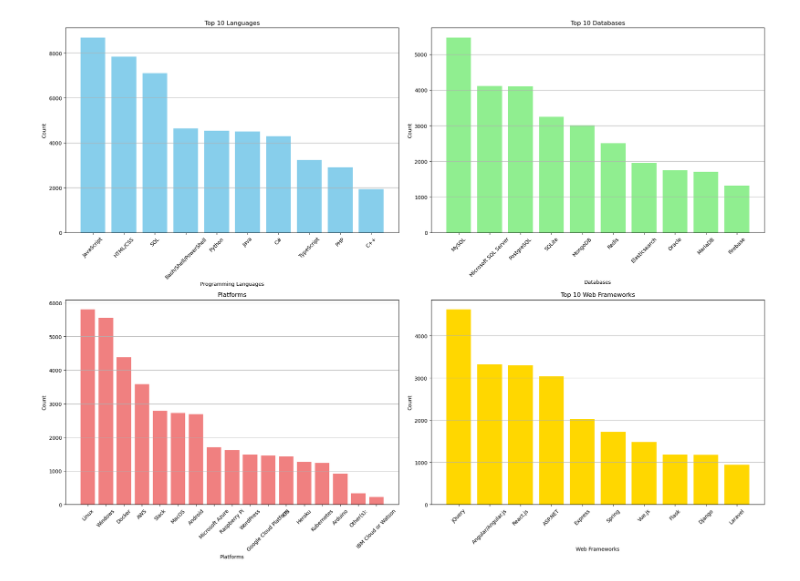
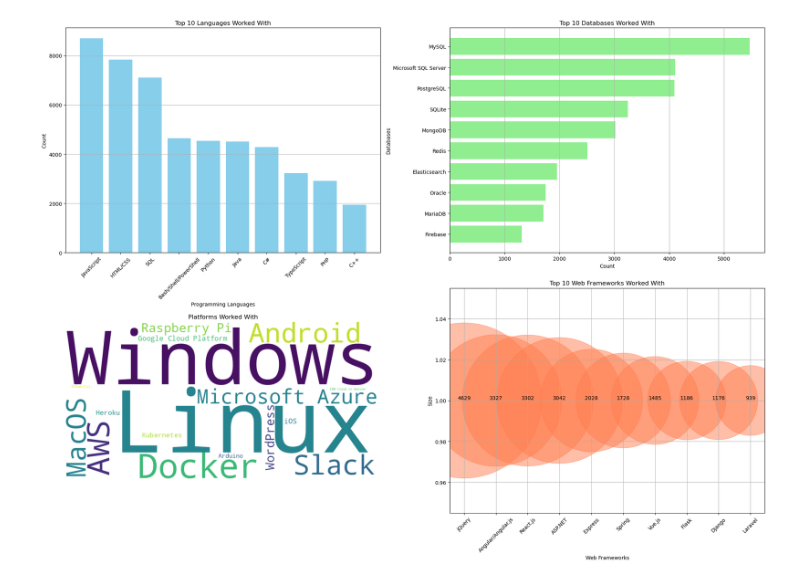
Before and after one commit to PedroGuille/python_exam, a Jupyter notebook: examen.ipynb, the cells around one changed output. Saved outputs shown, nothing was run; the diff lists cells and outputs as text; code cells hidden in the pictures.

```diff
--- a/examen.ipynb
+++ b/examen.ipynb
@@ -5,61 +13,61 @@ technologies_file = 'm5_survey_data_technologies_normalised.csv'
 df_demographics = pd.read_csv(demographics_file)
 df_technologies = pd.read_csv(technologies_file)
 # %%
-# Assuming df_technologies contains your data
-# You may need to adjust column names according to your actual dataset
-
-# Top 10 Languages
+# Top 10 Languages Worked With
 top_10_languages = df_technologies['LanguageWorkedWith'].value_counts().head(10)
 
-# Top 10 Databases
+# Top 10 Databases Worked With
 top_10_databases = df_technologies['DatabaseWorkedWith'].value_counts().head(10)
 
-# Platforms
-platforms = df_technologies['PlatformWorkedWith'].value_counts()
+# Platforms Worked With (create a dictionary for WordCloud)
+platforms_dict = df_technologies['PlatformWorkedWith'].value_counts().to_dict()
 
-# Top 10 Web Frameworks
+# Top 10 Web Frameworks Worked With
 top_10_webframeworks = df_technologies['WebFrameWorkedWith'].value_counts().head(10)
 
 # Create a 2x2 subplot layout
 fig, axs = plt.subplots(2, 2, figsize=(20, 15))
 
-# Panel 1: Top 10 Languages (Bar chart)
+# Panel 1: Top 10 Languages Worked With (Bar chart)
 axs[0, 0].bar(top_10_languages.index, top_10_languages.values, color='skyblue')
-axs[0, 0].set_title('Top 10 Languages')
+axs[0, 0].set_title('Top 10 Languages Worked With')
 axs[0, 0].set_xlabel('Programming Languages')
 axs[0, 0].set_ylabel('Count')
 axs[0, 0].tick_params(axis='x', rotation=45)
 axs[0, 0].grid(axis='y')
 
-# Panel 2: Top 10 Databases (Bar chart)
-axs[0, 1].bar(top_10_databases.index, top_10_databases.values, color='lightgreen')
-axs[0, 1].set_title('Top 10 Databases')
-axs[0, 1].set_xlabel('Databases')
-axs[0, 1].set_ylabel('Count')
-axs[0, 1].tick_params(axis='x', rotation=45)
-axs[0, 1].grid(axis='y')
+# Panel 2: Top 10 Databases Worked With (Column chart)
+axs[0, 1].barh(top_10_databases.index, top_10_databases.values, color='lightgreen')
+axs[0, 1].set_title('Top 10 Databases Worked With')
+axs[0, 1].set_xlabel('Count')
+axs[0, 1].set_ylabel('Databases')
+axs[0, 1].invert_yaxis()  # Invert y-axis to show highest count at the top
+axs[0, 1].grid(axis='x')
 
-# Panel 3: Platforms (Bar chart)
-axs[1, 0].bar(platforms.index, platforms.values, color='lightcoral')
-axs[1, 0].set_title('Platforms')
-axs[1, 0].set_xlabel('Platforms')
-axs[1, 0].set_ylabel('Count')
-axs[1, 0].tick_params(axis='x', rotation=45)
-axs[1, 0].grid(axis='y')
+# Panel 3: Platforms Worked With (Word cloud chart)
+wordcloud = WordCloud(width=800, height=400, background_color='white').generate_from_frequencies(platforms_dict)
+axs[1, 0].imshow(wordcloud, interpolation='bilinear')
+axs[1, 0].set_title('Platforms Worked With')
+axs[1, 0].axis('off')
 
-# Panel 4: Top 10 Web Frameworks (Bar chart)
-axs[1, 1].bar(top_10_webframeworks.index, top_10_webframeworks.values, color='gold')
-axs[1, 1].set_title('Top 10 Web Frameworks')
+# Panel 4: Top 10 Web Frameworks Worked With (Hierarchy bubble chart)
+sizes = top_10_webframeworks.values * 20  # Scale the sizes for better visualization
+axs[1, 1].scatter(top_10_webframeworks.index, [1] * len(top_10_webframeworks), s=sizes, alpha=0.5, color='coral')
+
+for i, framework in enumerate(top_10_webframeworks.index):
+    axs[1, 1].text(framework, 1, top_10_webframeworks.values[i], ha='center', va='bottom')
+
+axs[1, 1].set_title('Top 10 Web Frameworks Worked With')
 axs[1, 1].set_xlabel('Web Frameworks')
-axs[1, 1].set_ylabel('Count')
+axs[1, 1].set_ylabel('Size')
 axs[1, 1].tick_params(axis='x', rotation=45)
-axs[1, 1].grid(axis='y')
+axs[1, 1].grid(True)
 
 # Adjust layout and display the plot
 plt.tight_layout()
 plt.show()
 # %% [output]
-[figure, old version]
+[figure, new version]
 # %%
 # Top 10 Languages Desired for Next Year (Bar chart)
 top_10_languages_desired_future = df_technologies['LanguageDesireNextYear'].value_counts().head(10)
```
Also changed, not shown: parts of 3 cells of this notebook.
